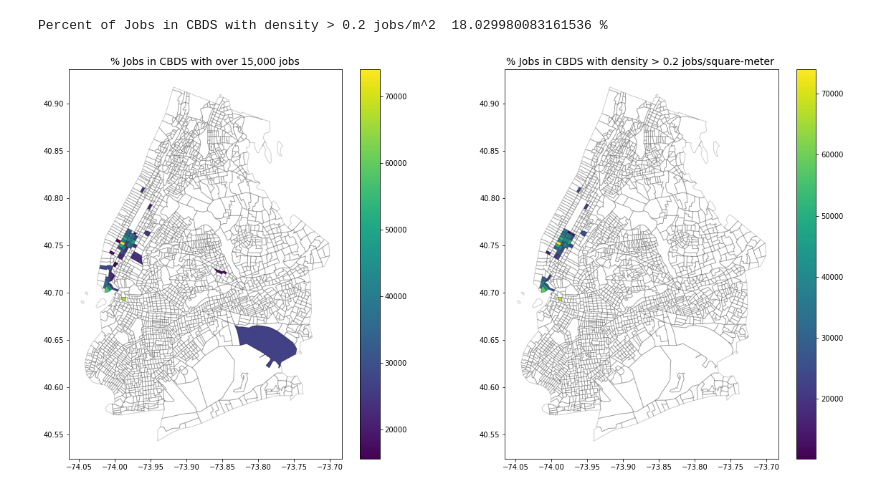
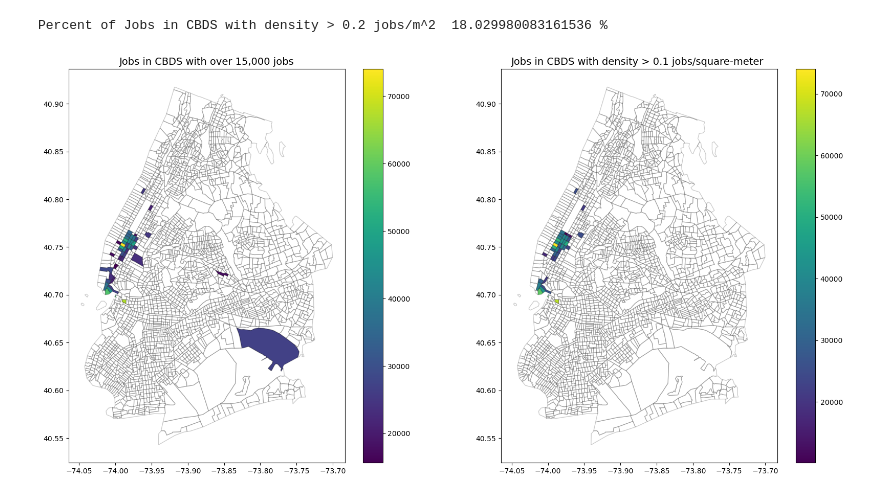
Before and after one commit to emj1020/complex_urban_systems_finalproj, a Jupyter notebook: Scripts/LEHD_CBD.ipynb, the cells around one changed output. Cells and saved outputs as stored; diff of their text form; code cells hidden in the pictures.

```diff
--- a/Scripts/LEHD_CBD.ipynb
+++ b/Scripts/LEHD_CBD.ipynb
@@ -156,15 +161,15 @@ Percent of Jobs in CBDS with density > 0.2 jobs/m^2  18.029980083161536 %
 # %%
 
 
 fig,(ax1,ax2)=plt.subplots(ncols=(2),nrows=(1),figsize=(20,10)) #standardize scale!!
 nyc_cbd[nyc_cbd['S000']>15000].plot(ax=ax1, column='S000', legend=True)
 nyc_CT.plot(ax=ax1,color='none',alpha=0.2)
 
 nyc_cbd[nyc_cbd['S000_area_norm']>0.1].plot(ax=ax2, column='S000', legend=True)
 nyc_CT.plot(ax=ax2,color='none',alpha=0.2)
-ax1.set_title('% Jobs in CBDS with over 15,000 jobs',fontsize=14);
-ax2.set_title('% Jobs in CBDS with density > 0.2 jobs/square-meter ',fontsize=14);
+ax1.set_title('Jobs in CBDS with over 15,000 jobs',fontsize=14);
+ax2.set_title('Jobs in CBDS with density > 0.1 jobs/square-meter ',fontsize=14);
 # %% [output]
-[figure, old version]
+[figure, new version]
 # %%
 #nyc_cbd[['GEOID','S000','geometry', 'centroid']].head(n=10).to_csv('Top_10_CBDs.csv')
```
Also changed, not shown: parts of 23 cells of this notebook, 3 other files.
